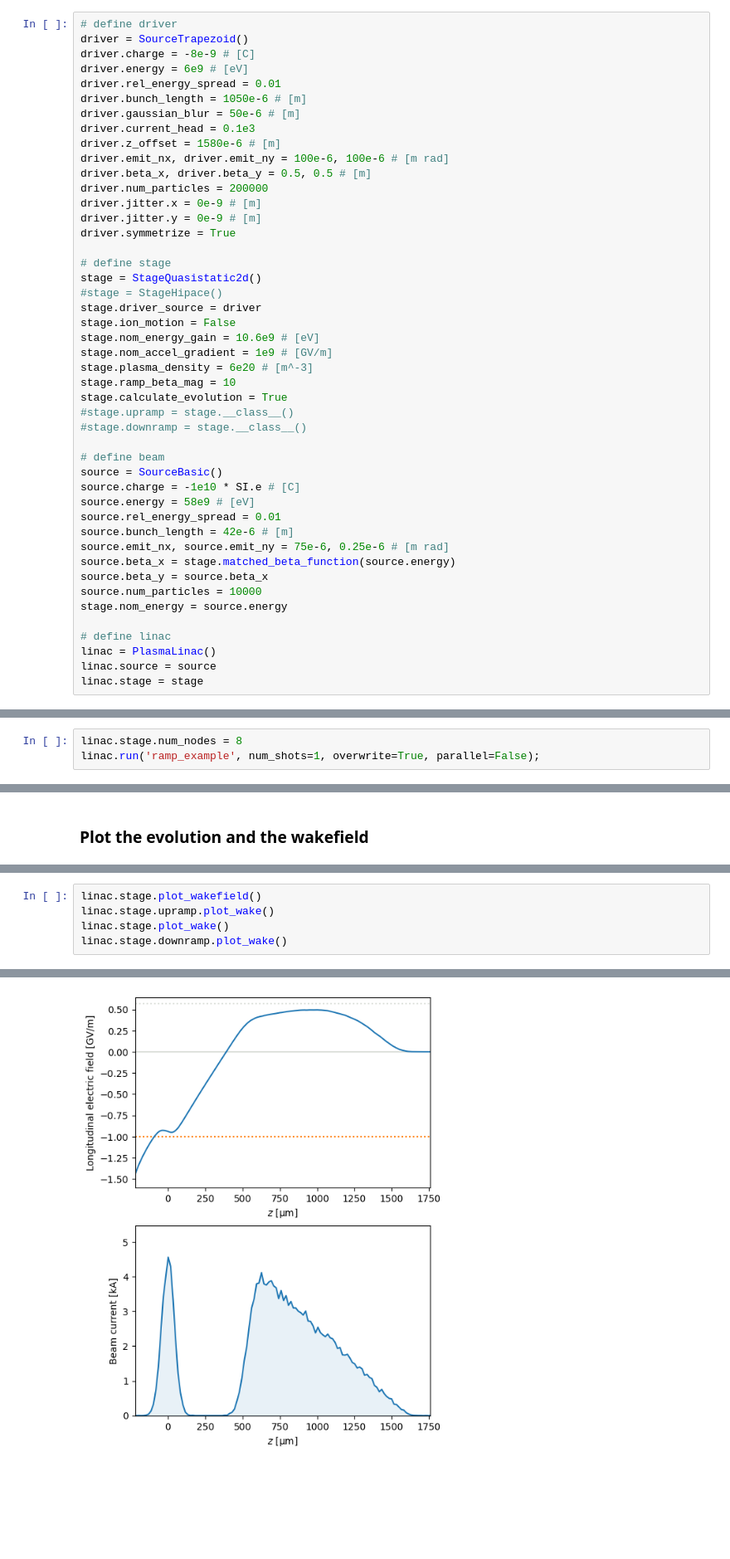
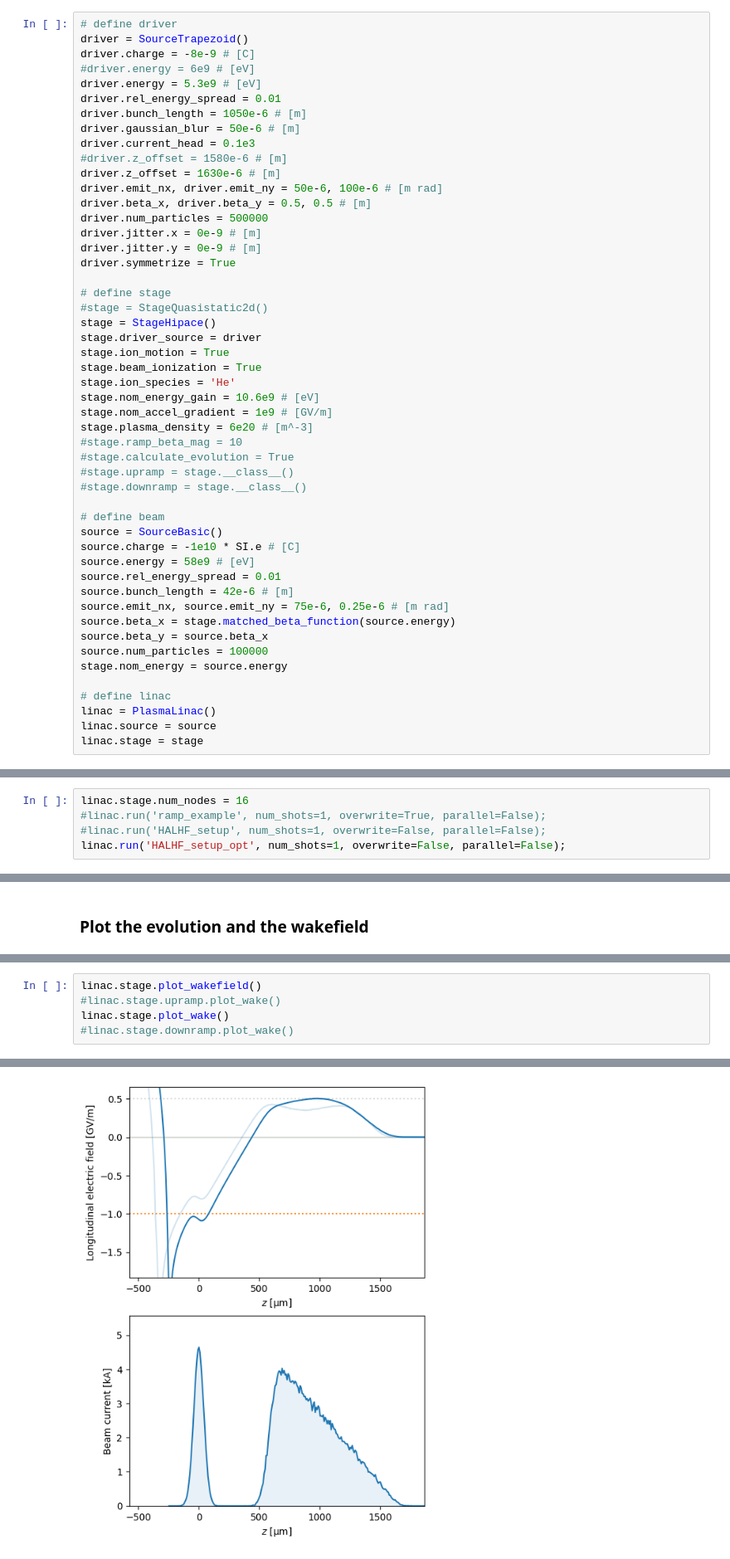
Before and after one commit to abel-framework/ABEL, a Jupyter notebook: examples/ramp_example.ipynb, the cells around one changed output, grey strips where cells are left out. Shown at 83% size. Drawn from its saved outputs; the diff is of its cells as text; blank space fills up the shorter version.

```diff
--- a/examples/ramp_example.ipynb
+++ b/examples/ramp_example.ipynb
@@ -15,29 +15,33 @@ import numpy as np
 # define driver
 driver = SourceTrapezoid()
 driver.charge = -8e-9 # [C]
-driver.energy = 6e9 # [eV]
+#driver.energy = 6e9 # [eV]
+driver.energy = 5.3e9 # [eV]
 driver.rel_energy_spread = 0.01
 driver.bunch_length = 1050e-6 # [m]
 driver.gaussian_blur = 50e-6 # [m]
 driver.current_head = 0.1e3
-driver.z_offset = 1580e-6 # [m]
-driver.emit_nx, driver.emit_ny = 100e-6, 100e-6 # [m rad]
+#driver.z_offset = 1580e-6 # [m]
+driver.z_offset = 1630e-6 # [m]
+driver.emit_nx, driver.emit_ny = 50e-6, 100e-6 # [m rad]
 driver.beta_x, driver.beta_y = 0.5, 0.5 # [m]
-driver.num_particles = 200000
+driver.num_particles = 500000
 driver.jitter.x = 0e-9 # [m]
 driver.jitter.y = 0e-9 # [m]
 driver.symmetrize = True
 
 # define stage
-stage = StageQuasistatic2d()
-#stage = StageHipace()
+#stage = StageQuasistatic2d()
+stage = StageHipace()
 stage.driver_source = driver
-stage.ion_motion = False
+stage.ion_motion = True
+stage.beam_ionization = True
+stage.ion_species = 'He'
 stage.nom_energy_gain = 10.6e9 # [eV]
 stage.nom_accel_gradient = 1e9 # [GV/m]
 stage.plasma_density = 6e20 # [m^-3]
-stage.ramp_beta_mag = 10
-stage.calculate_evolution = True
+#stage.ramp_beta_mag = 10
+#stage.calculate_evolution = True
 #stage.upramp = stage.__class__()
 #stage.downramp = stage.__class__()
 
@@ -50,7 +54,7 @@ source.bunch_length = 42e-6 # [m]
 source.emit_nx, source.emit_ny = 75e-6, 0.25e-6 # [m rad]
 source.beta_x = stage.matched_beta_function(source.energy)
 source.beta_y = source.beta_x
-source.num_particles = 10000
+source.num_particles = 100000
 stage.nom_energy = source.energy
 
 # define linac
@@ -60,6 +64,8 @@ linac.stage = stage
 # %% [markdown]
 ### Run simulations
 # %%
-linac.stage.num_nodes = 8
-linac.run('ramp_example', num_shots=1, overwrite=True, parallel=False);
+linac.stage.num_nodes = 16
+#linac.run('ramp_example', num_shots=1, overwrite=True, parallel=False);
+#linac.run('HALHF_setup', num_shots=1, overwrite=False, parallel=False);
+linac.run('HALHF_setup_opt', num_shots=1, overwrite=False, parallel=False);
 # %% [output]
@@ -74,6 +82,6 @@ linac.stage.plot_evolution()
 # %%
 linac.stage.plot_wakefield()
-linac.stage.upramp.plot_wake()
+#linac.stage.upramp.plot_wake()
 linac.stage.plot_wake()
-linac.stage.downramp.plot_wake()
+#linac.stage.downramp.plot_wake()
 # %% [output]
@@ -81 +88 @@ AttributeError: 'NoneType' object has no attribute 'plot_wake'
-[figure, old version]
+[figure, new version]
```
Also changed, not shown: parts of 3 cells of this notebook, 29 other files.
